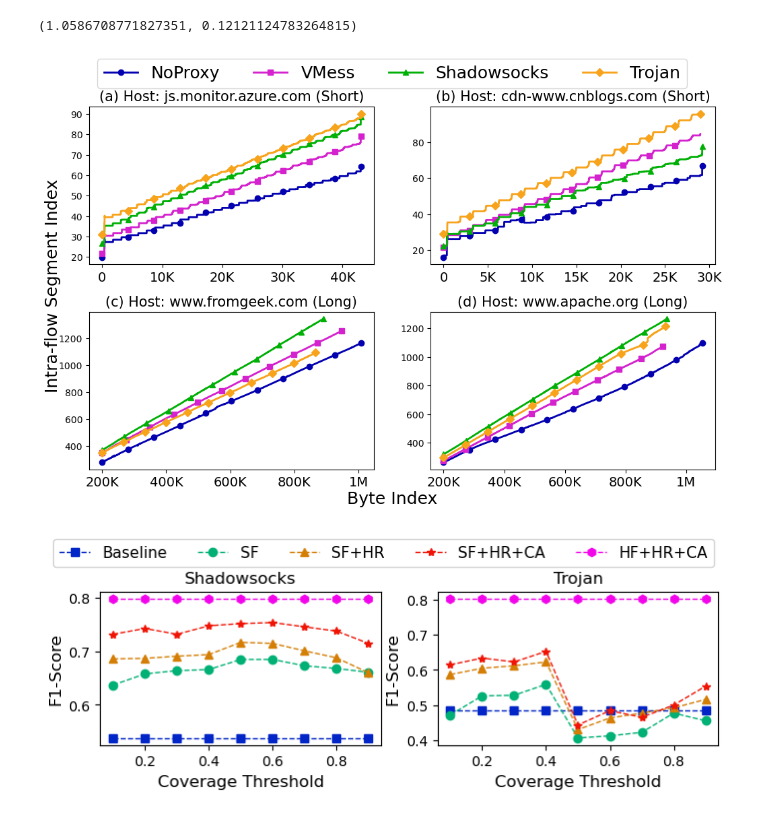
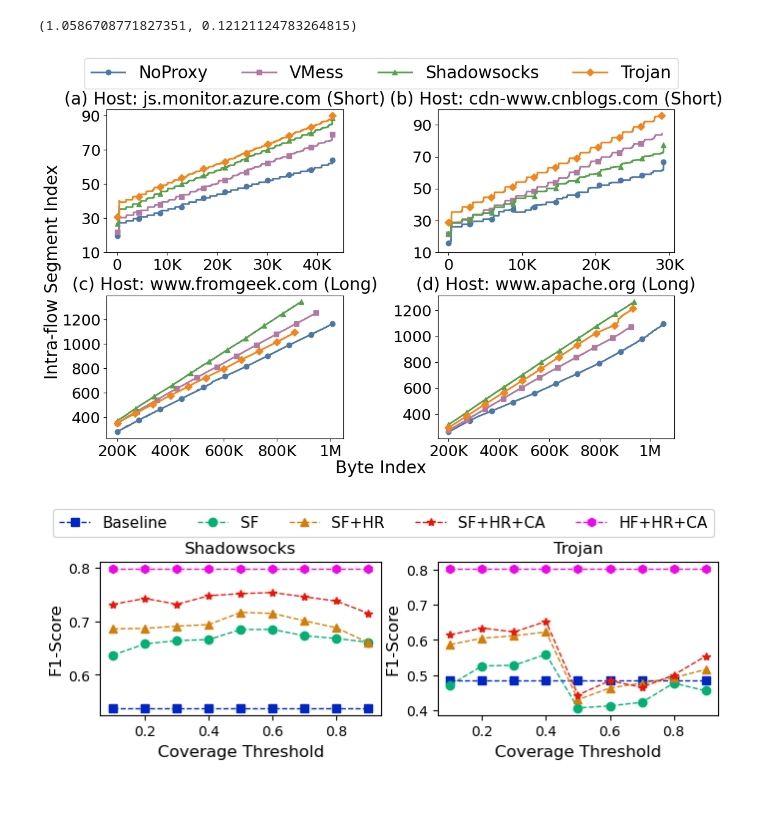
Before and after one commit to wesly2000/PA3, a Jupyter notebook: exp/data_analysis/stream_analysis.ipynb, the cells around one changed output. Cells and saved outputs as stored; diff of their text form; code cells hidden in the pictures.

```diff
--- a/exp/data_analysis/stream_analysis.ipynb
+++ b/exp/data_analysis/stream_analysis.ipynb
@@ -204,7 +204,7 @@ for sni in dfs:
     arrays[sni] = columns
 
 protocols = ["VMess", "Shadowsocks", "Trojan"]
-color_map = ["#d422ce", "#00b006", "#f7a31b"]
+color_map = ["#B279A2", "#54A24B", "#F58518"]
 
 patches = [mpatches.Patch(color=color_map[i], label=protocols[i]) for i in range(3)]
 
@@ -226,17 +226,17 @@ for j in range(3):
     for i, sni in enumerate(dfs):
         axes[i, j].hist(arrays[sni][j][arrays[sni][j] < x_lim[i]], bins=60, color=color_map[j], label=protocols[j])
         axes[i, j].set_xlim(0, x_lim[i])
-        axes[i, j].tick_params(axis='x', labelsize=10)
+        axes[i, j].tick_params(axis='x', labelsize=14)
         axes[i, j].set_yticks([])
         axes[i, j].set_xticks(x_ticks[i])
         axes[i, j].set_xticklabels(x_ticklabels[i])
-        axes[i, 1].set_title(sni, fontsize=10)
+        axes[i, 1].set_title(sni, fontsize=16)
 
 
 # Manually create a legend for the whole figure
-fig.legend(handles=patches, loc='upper center', ncol=3, bbox_to_anchor=(0.5, 1.01), fontsize=10)
+fig.legend(handles=patches, loc='upper center', ncol=3, bbox_to_anchor=(0.5, 1.06), fontsize=14)
 
-fig.subplots_adjust(hspace=0.53, wspace=0.15)
+fig.subplots_adjust(hspace=0.9, wspace=0.2)
 # plt.savefig('histograms.png')
 
 plt.savefig('browser_noise.pdf', bbox_inches='tight', dpi=300, format='pdf')
@@ -338,9 +338,9 @@ import matplotlib.pyplot as plt
 import matplotlib.patches as mpatches
 from WFlib.utils.statistics import greedy_mass_covering
 
-versions = [v for v in range(132, 141)]
+versions = [v for v in range(132, 142)]
 protocols = ["VMess", "Shadowsocks", "Trojan"]
-color_map = ["#d422ce", "#00b006", "#f7a31b"]
+color_map = ["#B279A2", "#54A24B", "#F58518"]
 coverage = .4
 
 SNI_BIN_SIZE = {
@@ -562,7 +562,7 @@ def human_format(num, pos=None):
     else:
         return str(int(num)) if num.is_integer() else f"{num:.1f}"
 
-color_map = {"NoProxy": "#0300b0", "VMess": "#d422ce", "Shadowsocks": "#00b006", "Trojan": "#f7a31b"}
+color_map = {"NoProxy": "#4C78A8", "VMess": "#B279A2", "Shadowsocks": "#54A24B", "Trojan": "#F58518"}
 protocol_markers = {"NoProxy": "o", "VMess": "s", "Shadowsocks": "^", "Trojan": "D"}
 # color_map = {"VMess": "#d422ce", "Shadowsocks": "#00b006", "Trojan": "#f7a31b"}
 # protocol_markers = {"VMess": "s", "Shadowsocks": "^", "Trojan": "D"}
@@ -591,12 +591,14 @@ base = "tcp"
 
 
 fig, axs = plt.subplots(2, 2, figsize=(12, 7))
+fig.subplots_adjust(wspace=0.4)
 # fig.suptitle('Byte Segment Map', fontdict={'size': 16})
 
 for i, row in enumerate(names):
     for j, name in enumerate(row):
         ax = axs[i][j]
         cv_means = {}
+        all_y_values = []  # Collect all Y values for y-lim autoscale
 
         for protocol in color_map:
             avg_array_path = Path(f"{output_root}/seg_compute/{base}/{protocol.lower()}/avg_{name}.npy")
@@ -621,40 +623,47 @@ for i, row in enumerate(names):
                 label=f"{protocol}",
                 marker=protocol_markers[protocol],
                 markevery=marker_step,
                 markersize=6,
             )
-            # ax.plot(std_byte_segments, linewidth=2, linestyle='--', color=color_map[protocol], label=f"{protocol} Std")
+            all_y_values.extend(avg_byte_segments)  # Collect plotted values for y-lim
 
         # Remove per-subplot labels; set global labels after the loop
         host, sni = name.split('_')
         # The first row represents host transmitting short flows, the second row represents those transmitting long flows
         ax.set_title(
             f'({index[i][j]}) Host: {sni}' + (f' (Short)' if i == 0 else f' (Long)'),
-            fontsize=15,
+            fontsize=20,
         )
         # Change xticks font size to 10
-        ax.tick_params(axis='x', labelsize=14)
+        ax.tick_params(axis='x', labelsize=18)
+        ax.tick_params(axis='y', labelsize=18)
         # Add human-readable byte tick formatter to x-axis
         ax.xaxis.set_major_formatter(FuncFormatter(human_format))
+
+        # Set y-ticks as instructed
+        if i == 0:
+            ax.set_yticks([10, 30, 50, 70, 90])
+        else:
+            ax.set_yticks([400, 600, 800, 1000, 1200])
 
         max_cv = max(cv_means.values())
         # ax.text(
         #     0.98, 0.05, f"Max CV: {max_cv:.2f}",
         #     transform=ax.transAxes, ha='right', va='bottom', fontsize=16,
         #     bbox=dict(boxstyle='round,pad=0.3', facecolor='white', alpha=0.85, edgecolor='gray'),
         # )
 
         handles, labels = ax.get_legend_handles_labels()
 
-fig.legend(handles, labels, loc='upper center', ncol=4, bbox_to_anchor=(0.5, 1), fontsize=18)
+fig.legend(handles, labels, loc='upper center', ncol=4, bbox_to_anchor=(0.5, 1.02), fontsize=20)
 # Set global labels after the loop
-fig.supxlabel('Byte Index', y=0.03, fontsize=18)
-fig.supylabel('Intra-flow Segment Index', x=0.07, fontsize=18)
+fig.supxlabel('Byte Index', y=0.02, fontsize=20)
+fig.supylabel('Intra-flow Segment Index', x=0.04, fontsize=20)
 fig.subplots_adjust(hspace=0.3)
 
 fig.savefig('byte_segment_map.pdf', bbox_inches='tight', dpi=300, format='pdf')
 # %% [output]
-[figure, old version]
+[figure, new version]
 # %%
 import matplotlib.pyplot as plt
 from matplotlib.lines import Line2D
```
Also changed, not shown: parts of 3 cells of this notebook, 4 other files.
